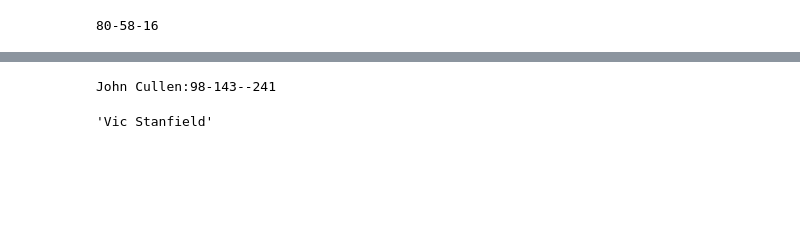
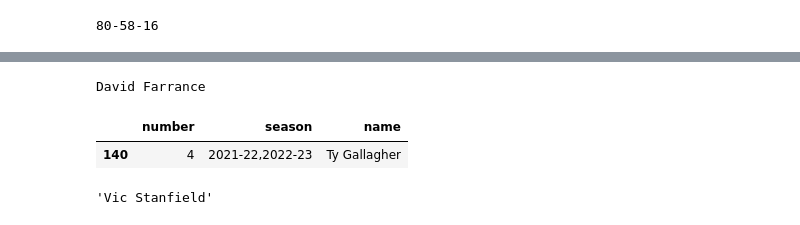
Before and after one commit to redsoxfan2194/buhockeystats, a Jupyter notebook: BU Record Book-Clean.ipynb, the cells around one changed output, grey strips where cells are left out. Drawn from its saved outputs; the diff is of its cells as text; code cells hidden in the pictures; blank space fills up the shorter version.

```diff
--- a/BU Record Book-Clean.ipynb
+++ b/BU Record Book-Clean.ipynb
@@ -831,13 +841,18 @@ def getPlayerStats(dfSkate,dfGoalie,dfJersey,dfLead,query):
     return ''
 # %%
 #query='record at matthews in march'
-query='most pts'
+query='who wore #4 in 2019-20?'
 if(determineQueryType(query)!='player'):
     print(getResults(dfGames,query))
 else:
     print(getPlayerStats(dfSkate,dfGoalie,dfJersey,dfLead,query))
 # %% [output]
-John Cullen:98-143--241
+David Farrance
+# %%
+ dfJersey.loc[(dfJersey['number']==4) & (dfJersey['season'].str.contains('2021-22'))]
+# %% [output]
+|  | number | season | name |
+| 140 | 4 | 2021-22,2022-23 | Ty Gallagher |
 # %%
 dfNum=dfSkate.loc[dfSkate['name'].isin((dfJersey.loc[dfJersey['number']==3]['name']))]
 dfNum.sort_values('pts',ascending=False)[:1]['name'].to_string(index=False).lstrip(' ')
```
Also changed, not shown: parts of 5 cells of this notebook.
